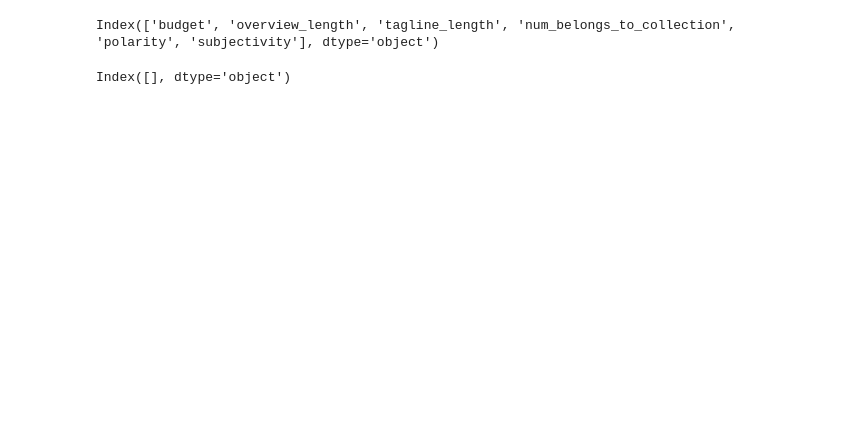
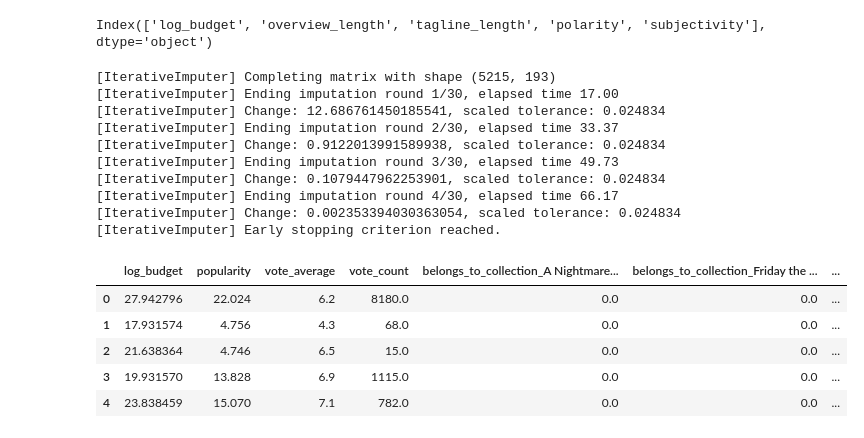
Before and after one commit to SharonPeled/hw1_094295, a Jupyter notebook: feature_engineering.ipynb, the cells around one changed output. Saved outputs shown, nothing was run; the diff lists cells and outputs as text; code cells hidden in the pictures; blank space fills up the shorter version.

Commit message:
IterativeImpute, baye tuning, stacking - not finished

```diff
--- a/feature_engineering.ipynb
+++ b/feature_engineering.ipynb
@@ -63,8 +65,12 @@ def get_json_list_values(elem_str,field):
     return values
 
 
-# def add_time_features(X,df):
-#     dates = X["release_date"].apply(lambda date_str:datetime.strptime(date_str, "%Y-%m-%d") if not pd.isna(elem) else np.nan)
+def add_time_features(X,df):
+    dates = df["release_date"].apply(lambda date_str:datetime.datetime.strptime(date_str, "%Y-%m-%d") if not pd.isna(date_str) else np.nan)
+    # TEMPORARY!!!
+    X["year"] = dates.apply(lambda date : date.year if not pd.isna(date) else np.nan)
+    X["month"] = dates.apply(lambda date : date.month if not pd.isna(date) else np.nan)
+    X["day"] = dates.apply(lambda date : date.day if not pd.isna(date) else np.nan)
 
 
 
@@ -74,23 +80,26 @@ def get_json_list_values(elem_str,field):
 # %%
 def generate_feature_matrix(df_input):
     df = df_input.copy()
-    df.drop(["id"],axis=1,inplace=True)
+    df.drop(["id"],axis=1,inplace=True) # non relevant numeric column
     y = df["revenue"]
     df.drop(columns=["revenue"],inplace=True) # so we won't use it as feature
     X = pd.DataFrame(index=df.index)
     # Make sure to leave the NaNs and not change to 0 when needed.
     add_numeric_features(X,df)
+    # no missing values features (if there are missing values we make sure to fill them)
     add_features(X,df,["homepage"],lambda col : "has_"+col,lambda elem : int(not pd.isna(elem)))
     add_features(X,df,["video"],lambda col : "has_"+col,lambda elem : int(elem) if not pd.isna(elem) else 0)
+    add_features(X,df,["belongs_to_collection"],lambda col : "is_"+col,lambda elem: len(get_json_list_values(elem,"id")) if not pd.isna(elem) else 0) # binary
+    # potentially has missing values (+ numerical features)
     add_features(X,df,["title","overview","tagline"],lambda col : col + "_length",lambda elem: len(elem.split(" ")) if not pd.isna(elem) else np.nan)
-    add_features(X,df,["belongs_to_collection","genres","production_companies","Keywords"],lambda col : "num_"+col,lambda elem: len(get_json_list_values(elem,"id")) if not pd.isna(elem) else np.nan)
+    add_features(X,df,["genres","production_companies","Keywords"],lambda col : "num_"+col,lambda elem: len(get_json_list_values(elem,"id")) if not pd.isna(elem) else np.nan)
     add_features(X,df,["production_countries"],lambda col : "num_"+col,lambda elem: len(get_json_list_values(elem,"iso_3166_1")) if not pd.isna(elem) else np.nan)
     add_features(X,df,["spoken_languages"],lambda col : "num_"+col,lambda elem: len(get_json_list_values(elem,"iso_639_1")) if not pd.isna(elem) else np.nan)
     add_features(X,df,["cast"],lambda col : "num_"+col,lambda elem: len(get_json_list_values(elem,"cast_id")) if not pd.isna(elem) else np.nan)
     add_features(X,df,["crew"],lambda col : "num_"+col,lambda elem: len(get_json_list_values(elem,"credit_id")) if not pd.isna(elem) else np.nan)
     add_features(X,df,["overview"],lambda col : "polarity",lambda elem: TextBlob(elem).sentiment.polarity if not pd.isna(elem) else np.nan)
     add_features(X,df,["overview"],lambda col : "subjectivity",lambda elem: TextBlob(elem).sentiment.subjectivity if not pd.isna(elem) else np.nan)
-#     add_time_features(X,df)
+    add_time_features(X,df)
     return X, y
 # %%
 # Feature generation
@@ -108,19 +117,38 @@ X_train.head()
 budget_threshold = 50000
 X_train["budget"] = X_train["budget"].apply(lambda elem: elem if elem>=budget_threshold else np.nan)
 X_train["budget"] = np.log2(X_train.budget + 1)
-X_train.rename({"budget":"log_budget"},axis=0,inplace=True)
+X_train.rename(columns={"budget":"log_budget"},inplace=True)
 # %%
 # Missing data
-print(X_train.columns[X_train.isnull().sum()>0])
+missing_data_columns = X_train.columns[X_train.isnull().sum()>0]
+missing_data_columns
 # %% [output]
-Index(['budget', 'overview_length', 'tagline_length', 'num_belongs_to_collection', 'polarity', 'subjectivity'], dtype='object')
+Index(['log_budget', 'overview_length', 'tagline_length', 'polarity', 'subjectivity'], dtype='object')
 # %%
-# Simplest way
-fill_zero_columns = ["num_belongs_to_collection"]
-fill_mean_columns = ['overview_length', 'tagline_length', 'polarity', 'subjectivity',"budget"]
-X_train[fill_zero_columns] = X_train[fill_zero_columns].fillna(0)
-X_train[fill_mean_columns] = X_train[fill_mean_columns].fillna(np.nanmedian(X_train[fill_mean_columns]).mean())
+# Imputaion - Simplest way
+# fill_zero_columns = ["num_belongs_to_collection"]
+# fill_mean_columns = ['overview_length', 'tagline_length', 'polarity', 'subjectivity',"budget"]
+# X_train[fill_zero_columns] = X_train[fill_zero_columns].fillna(0) # if collection is Nan then it probably means no collection at all
+# X_train[fill_mean_columns] = X_train[fill_mean_columns].fillna(np.nanmedian(X_train[fill_mean_columns]).mean())
-# %%
-print(X_train.columns[X_train.isnull().sum()>0])
-# %% [output]
-Index([], dtype='object')
+# %%
+# Imputation - IterativeImputer
+model_imp = IterativeImputer(max_iter=30,imputation_order='ascending',verbose=2,tol=0.000001)
+X_train_imp = pd.DataFrame(data=model_imp.fit_transform(X_train), columns=X_train.columns)
+X_train_imp.head()
+# %% [output]
+[IterativeImputer] Completing matrix with shape (5215, 193)
+[IterativeImputer] Ending imputation round 1/30, elapsed time 17.00
+[IterativeImputer] Change: 12.686761450185541, scaled tolerance: 0.024834
+[IterativeImputer] Ending imputation round 2/30, elapsed time 33.37
+[IterativeImputer] Change: 0.9122013991589938, scaled tolerance: 0.024834
+[IterativeImputer] Ending imputation round 3/30, elapsed time 49.73
+[IterativeImputer] Change: 0.1079447962253901, scaled tolerance: 0.024834
+[IterativeImputer] Ending imputation round 4/30, elapsed time 66.17
+[IterativeImputer] Change: 0.002353394030363054, scaled tolerance: 0.024834
+[IterativeImputer] Early stopping criterion reached.
+|  | log_budget | popularity | vote_average | vote_count | belongs_to_collection_A Nightmare... | belongs_to_collection_Friday the ... | ... |
+| 0 | 27.942796 | 22.024 | 6.2 | 8180.0 | 0.0 | 0.0 | ... |
+| 1 | 17.931574 | 4.756 | 4.3 | 68.0 | 0.0 | 0.0 | ... |
+| 2 | 21.638364 | 4.746 | 6.5 | 15.0 | 0.0 | 0.0 | ... |
+| 3 | 19.931570 | 13.828 | 6.9 | 1115.0 | 0.0 | 0.0 | ... |
+| 4 | 23.838459 | 15.070 | 7.1 | 782.0 | 0.0 | 0.0 | ... |
```
Also changed, not shown: parts of 3 cells of this notebook, 2 other files.
